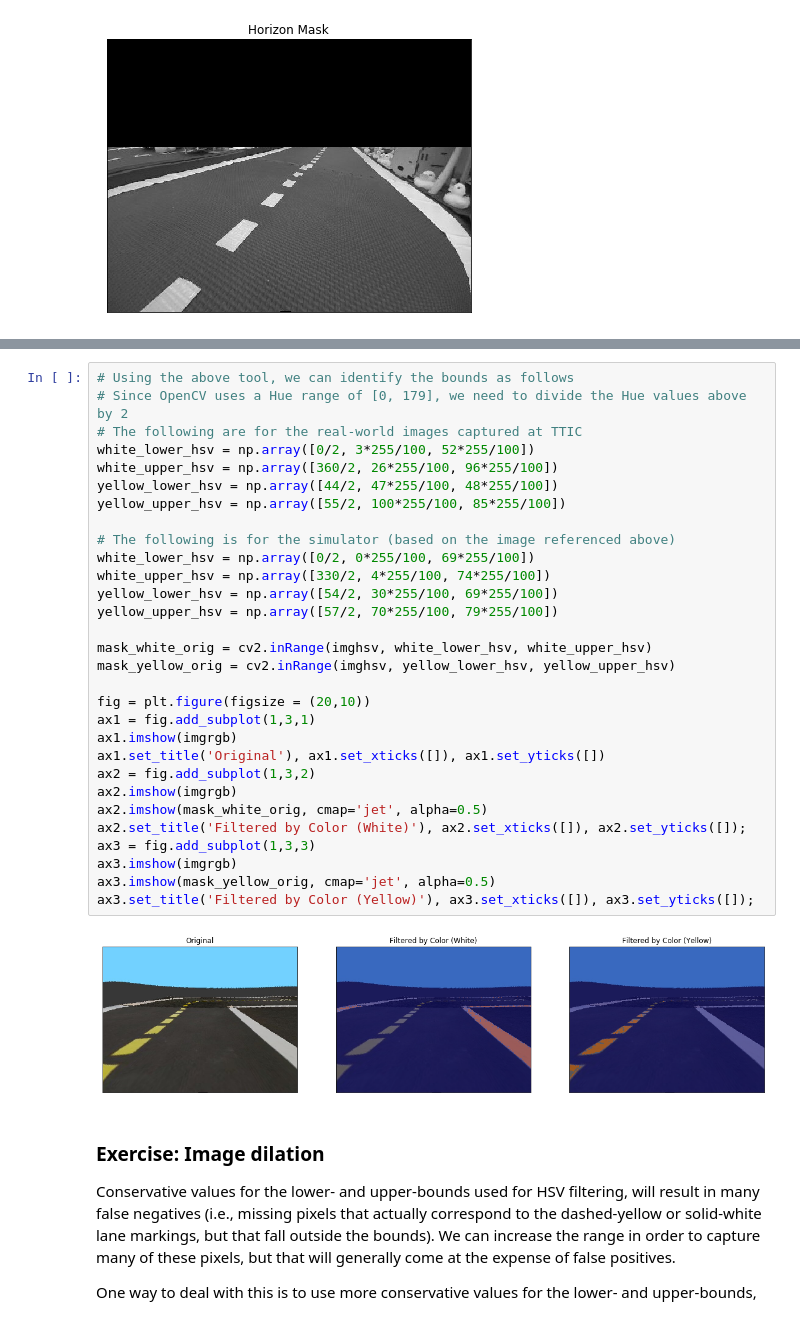
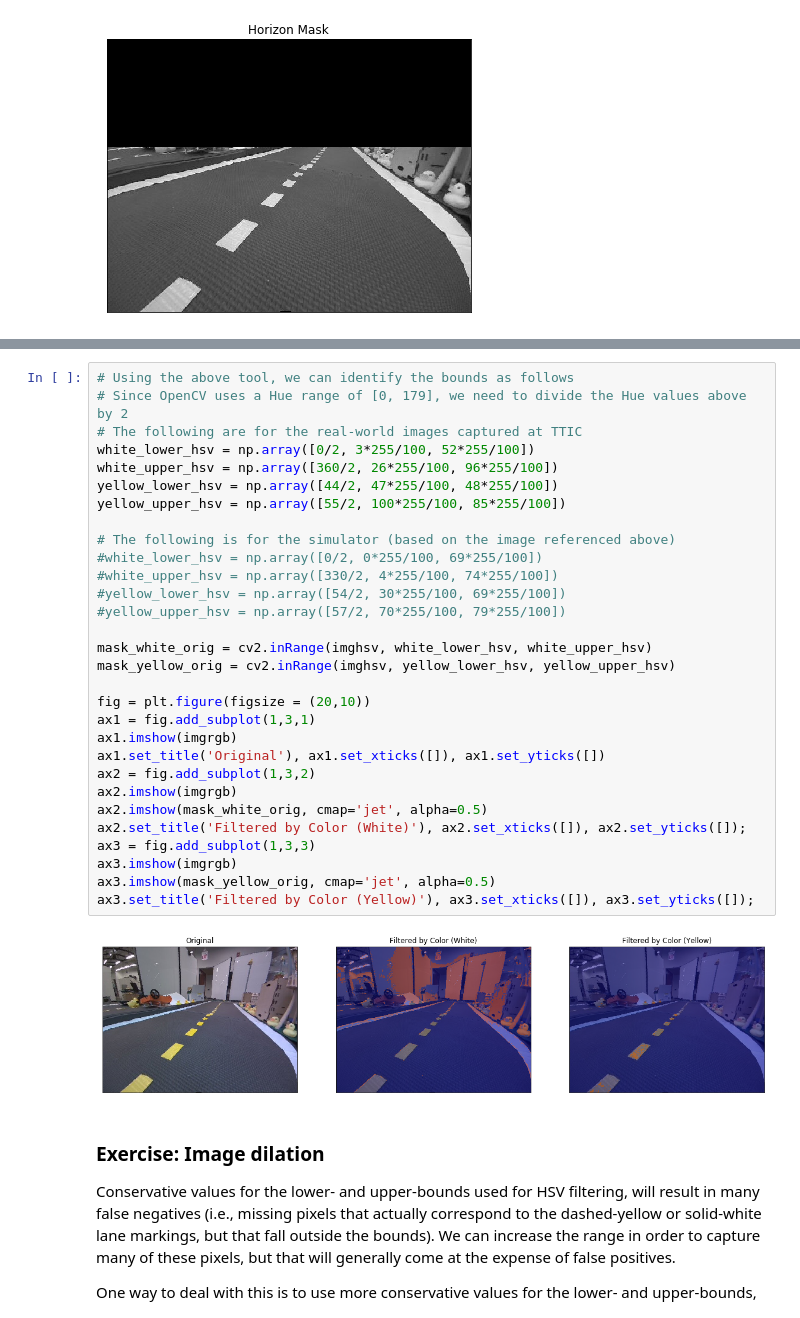
Before and after one commit to olivier-2018/dt-exercises, a Jupyter notebook: visual_lane_following/solution/01-Visual-Control/visual_lane_following_activity.ipynb, the cells around one changed output, grey strips where cells are left out. Cells and saved outputs as stored; diff of their text form.

```diff
--- a/visual_lane_following/solution/01-Visual-Control/visual_lane_following_activity.ipynb
+++ b/visual_lane_following/solution/01-Visual-Control/visual_lane_following_activity.ipynb
@@ -193,35 +169,35 @@ Following what we did in the Braitenberg exercise, we can select upper- and lowe
 # %%
 # Using the above tool, we can identify the bounds as follows
 # Since OpenCV uses a Hue range of [0, 179], we need to divide the Hue values above by 2
 # The following are for the real-world images captured at TTIC
 white_lower_hsv = np.array([0/2, 3*255/100, 52*255/100])
 white_upper_hsv = np.array([360/2, 26*255/100, 96*255/100])
 yellow_lower_hsv = np.array([44/2, 47*255/100, 48*255/100])
 yellow_upper_hsv = np.array([55/2, 100*255/100, 85*255/100])
 
 # The following is for the simulator (based on the image referenced above)
-white_lower_hsv = np.array([0/2, 0*255/100, 69*255/100])
-white_upper_hsv = np.array([330/2, 4*255/100, 74*255/100])
-yellow_lower_hsv = np.array([54/2, 30*255/100, 69*255/100])
-yellow_upper_hsv = np.array([57/2, 70*255/100, 79*255/100])
+#white_lower_hsv = np.array([0/2, 0*255/100, 69*255/100])
+#white_upper_hsv = np.array([330/2, 4*255/100, 74*255/100])
+#yellow_lower_hsv = np.array([54/2, 30*255/100, 69*255/100])
+#yellow_upper_hsv = np.array([57/2, 70*255/100, 79*255/100])
 
 mask_white_orig = cv2.inRange(imghsv, white_lower_hsv, white_upper_hsv)
 mask_yellow_orig = cv2.inRange(imghsv, yellow_lower_hsv, yellow_upper_hsv)
 
 fig = plt.figure(figsize = (20,10))
 ax1 = fig.add_subplot(1,3,1)
 ax1.imshow(imgrgb)
 ax1.set_title('Original'), ax1.set_xticks([]), ax1.set_yticks([])
 ax2 = fig.add_subplot(1,3,2)
 ax2.imshow(imgrgb)
 ax2.imshow(mask_white_orig, cmap='jet', alpha=0.5)
 ax2.set_title('Filtered by Color (White)'), ax2.set_xticks([]), ax2.set_yticks([]);
 ax3 = fig.add_subplot(1,3,3)
 ax3.imshow(imgrgb)
 ax3.imshow(mask_yellow_orig, cmap='jet', alpha=0.5)
 ax3.set_title('Filtered by Color (Yellow)'), ax3.set_xticks([]), ax3.set_yticks([]);
 # %% [output]
-[figure, old version]
+[figure, new version]
 # %% [markdown]
 ### Exercise: Image dilation
 
```
Also changed, not shown: parts of 8 cells of this notebook, 1 other file.
